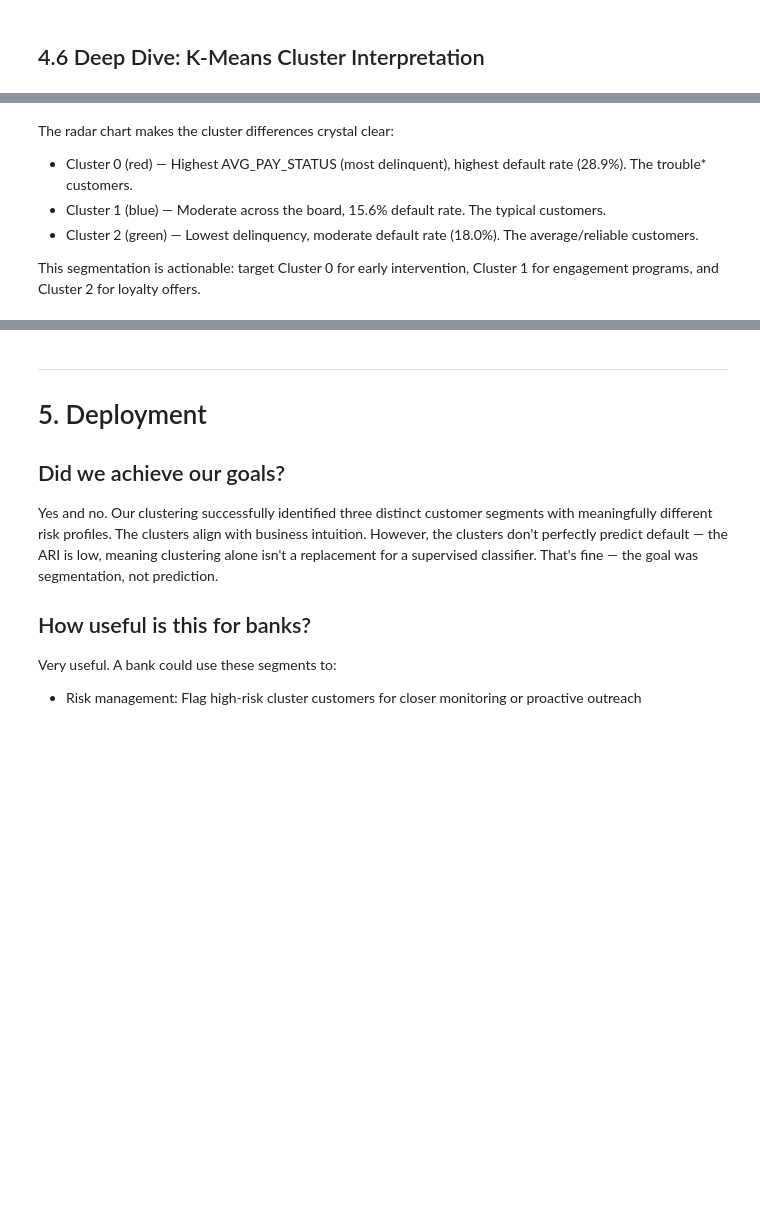
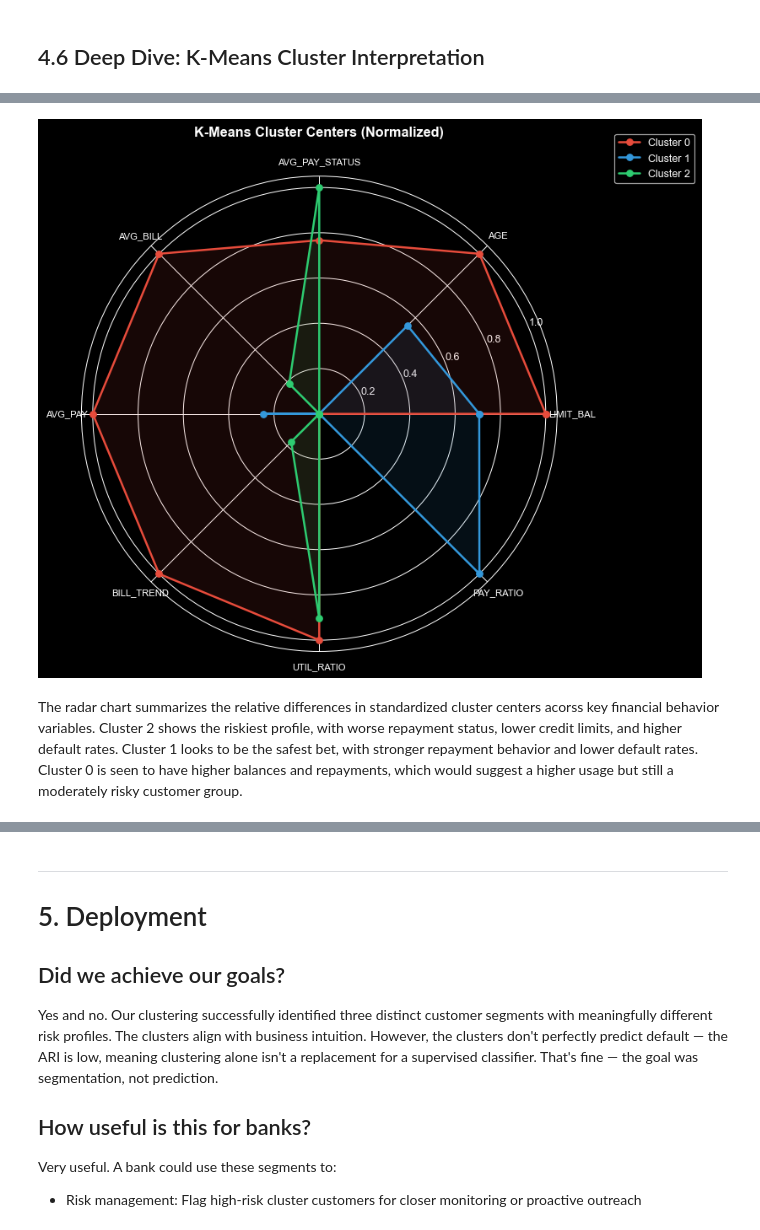
Before and after one commit to titusk2/DS-7331-, a Jupyter notebook: ds_7331_lab_three_clustering_v2.ipynb, the cells around one changed output, grey strips where cells are left out. Drawn from its saved outputs; the diff is of its cells as text; code cells hidden in the pictures; blank space fills up the shorter version.

```diff
--- a/ds_7331_lab_three_clustering_v2.ipynb
+++ b/ds_7331_lab_three_clustering_v2.ipynb
@@ -572,30 +593,34 @@ print(df.groupby('KM_Cluster')[cluster_features].agg(['mean', 'std']).round(2).t
 # %%
 # Radar chart of cluster centers
-centers = km_final.cluster_centers_
-mins = centers.min(axis=0); maxs = centers.max(axis=0)
-ranges = maxs - mins; ranges[ranges == 0] = 1
+
+radar_features = ['LIMIT_BAL', 'AGE', 'AVG_PAY_STATUS', 'AVG_BILL',
+    'AVG_PAY', 'BILL_TREND', 'UTIL_RATIO', 'PAY_RATIO']
+
+feature_idx = [cluster_features.index(f) for f in radar_features]
+centers = km_final.cluster_centers_[:, feature_idx]
+mins = centers.min(axis=0);
+maxs = centers.max(axis=0)
+ranges = maxs - mins
+ranges[ranges == 0] = 1
 centers_norm = (centers - mins) / ranges
-angles = np.linspace(0, 2*np.pi, len(cluster_features), endpoint=False).tolist()
+angles = np.linspace(0, 2*np.pi, len(radar_features), endpoint=False).tolist()
 angles += angles[:1]
 
 fig, ax = plt.subplots(figsize=(9, 9), subplot_kw=dict(polar=True))
 for i, (color, label) in enumerate(zip(['#e74c3c','#3498db','#2ecc71'], ['Cluster 0','Cluster 1','Cluster 2'])):
     values = centers_norm[i].tolist() + [centers_norm[i][0]]
     ax.plot(angles, values, 'o-', color=color, linewidth=2, label=label)
     ax.fill(angles, values, alpha=0.1, color=color)
 ax.set_xticks(angles[:-1])
-ax.set_xticklabels(cluster_features, fontsize=8)
+ax.set_xticklabels(radar_features, fontsize=9)
 ax.set_title('K-Means Cluster Centers (Normalized)', fontsize=13, fontweight='bold', pad=20)
 ax.legend(loc='upper right', bbox_to_anchor=(1.3, 1.1))
 plt.tight_layout()
 plt.show()
+# %% [output]
+[figure, added]
 # %% [markdown]
-The radar chart makes the cluster differences crystal clear:
-- Cluster 0 (red) — Highest AVG_PAY_STATUS (most delinquent), highest default rate (28.9%). The trouble* customers.
-- Cluster 1 (blue) — Moderate across the board, 15.6% default rate. The typical customers.
-- Cluster 2 (green) — Lowest delinquency, moderate default rate (18.0%). The average/reliable customers.
-
-This segmentation is actionable: target Cluster 0 for early intervention, Cluster 1 for engagement programs, and Cluster 2 for loyalty offers.
+The radar chart summarizes the relative differences in standardized cluster centers acorss key financial behavior variables. Cluster 2 shows the riskiest profile, with worse repayment status, lower credit limits, and higher default rates. Cluster 1 looks to be the safest bet, with stronger repayment behavior and lower default rates. Cluster 0 is seen to have higher balances and repayments, which would suggest a higher usage but still a moderately risky customer group.
 # %%
 # Default rate visualization by cluster
 fig, axes = plt.subplots(1, 2, figsize=(13, 4))
```
Also changed, not shown: parts of 12 cells of this notebook.
